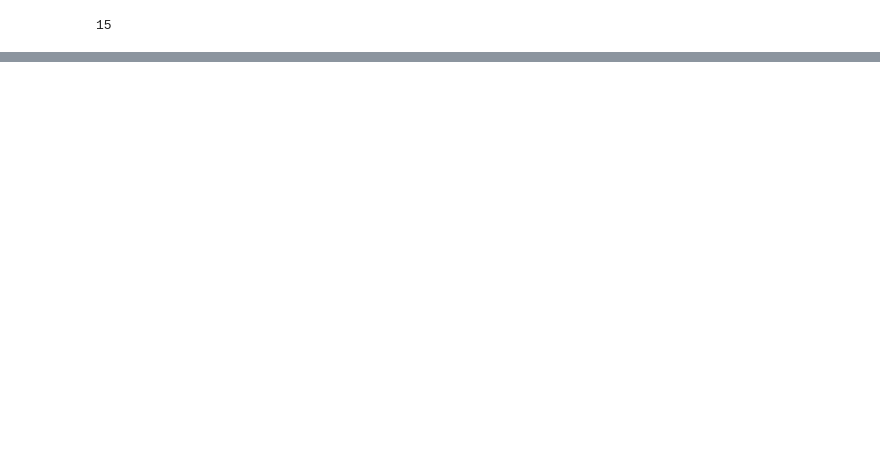
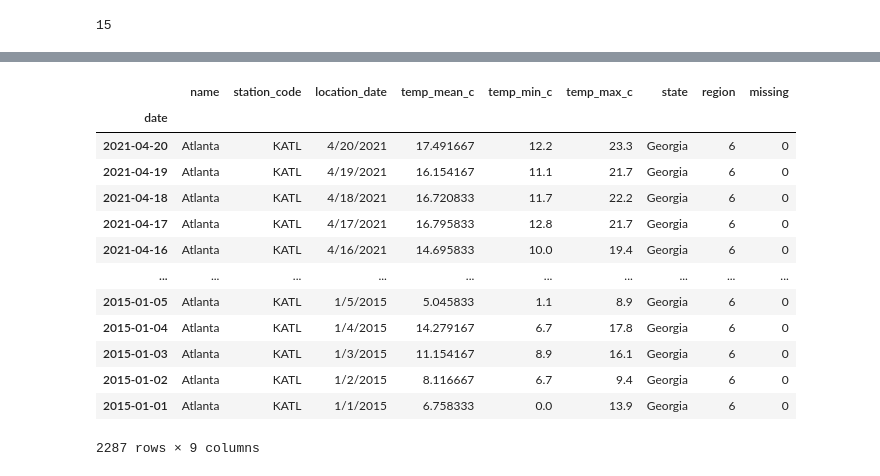
Before and after one commit to KPess/DegreeDays, a Jupyter notebook: Untitled.ipynb, the cells around one changed output, grey strips where cells are left out. Drawn from its saved outputs; the diff is of its cells as text; code cells hidden in the pictures; blank space fills up the shorter version.

Commit message:
added missing dates with empty values to station

```diff
--- a/Untitled.ipynb
+++ b/Untitled.ipynb
@@ -298,3 +290,12 @@ df2.loc[df2['station_code']== stations[0], 'date']
 89178   2015-01-02
 89181   2015-01-01
 Name: date, Length: 2287, dtype: datetime64[ns]
+# %%
+# Calculate total number of missing days by station code - KPHX has no missing days
+missingCount = 0
+
+for i in range(0, len(stations)):
+    ct1 = len(pd.date_range(start = '2015-01-01', end = '2021-04-20' ).difference(df2.loc[df2['station_code']== stations[i], 'date']))
+    missingCount += ct1
+
+print(missingCount)
@@ -304,0 +322,18 @@ len(pd.date_range(start = '2015-01-01', end = '2021-04-20' ).difference(df2.loc[
+# %%
+# Create loop for all stations
+missingFromStation = []
+newFrame = []
+df5 = []
+for i in range(0, len(stations)):
+
+    missingFromStation = pd.date_range(start = '2015-01-01', end = '2021-04-20' ).difference(df2.loc[df2['station_code']== stations[i], 'date'])
+# Within each station create a new frame including only missing dates and station code
+    newFrame = pd.DataFrame({'date': missingFromStation.date, 'station_code': stations[i]})
+    print(newFrame)
+# Merge new frame with df2 (ignoring index?)
+    df5 = df2.append(newFrame, ignore_index=True)
+    print(len(df5))
+
+#Use for loop to create an array of stations
+stations
+df5.head
@@ -304,0 +398,3 @@ len(pd.date_range(start = '2015-01-01', end = '2021-04-20' ).difference(df2.loc[
+# %%
+print(df2)
+df2 = df2.set_index("date")
@@ -304,0 +419,2 @@ len(pd.date_range(start = '2015-01-01', end = '2021-04-20' ).difference(df2.loc[
+# %%
+df2['missing'] = 0
@@ -304,0 +423,17 @@ len(pd.date_range(start = '2015-01-01', end = '2021-04-20' ).difference(df2.loc[
+# %%
+df2.loc[df2['station_code'] == stations[0]]
+# %% [output]
+|  | name | station_code | location_date | temp_mean_c | temp_min_c | temp_max_c | state | region | missing |
+| date |  |  |  |  |  |  |  |  |  |
+| 2021-04-20 | Atlanta | KATL | 4/20/2021 | 17.491667 | 12.2 | 23.3 | Georgia | 6 | 0 |
+| 2021-04-19 | Atlanta | KATL | 4/19/2021 | 16.154167 | 11.1 | 21.7 | Georgia | 6 | 0 |
+| 2021-04-18 | Atlanta | KATL | 4/18/2021 | 16.720833 | 11.7 | 22.2 | Georgia | 6 | 0 |
+| 2021-04-17 | Atlanta | KATL | 4/17/2021 | 16.795833 | 12.8 | 21.7 | Georgia | 6 | 0 |
+| 2021-04-16 | Atlanta | KATL | 4/16/2021 | 14.695833 | 10.0 | 19.4 | Georgia | 6 | 0 |
+| ... | ... | ... | ... | ... | ... | ... | ... | ... | ... |
+| 2015-01-05 | Atlanta | KATL | 1/5/2015 | 5.045833 | 1.1 | 8.9 | Georgia | 6 | 0 |
+| 2015-01-04 | Atlanta | KATL | 1/4/2015 | 14.279167 | 6.7 | 17.8 | Georgia | 6 | 0 |
+| 2015-01-03 | Atlanta | KATL | 1/3/2015 | 11.154167 | 8.9 | 16.1 | Georgia | 6 | 0 |
+| 2015-01-02 | Atlanta | KATL | 1/2/2015 | 8.116667 | 6.7 | 9.4 | Georgia | 6 | 0 |
+| 2015-01-01 | Atlanta | KATL | 1/1/2015 | 6.758333 | 0.0 | 13.9 | Georgia | 6 | 0 |
+2287 rows × 9 columns
```
Also changed, not shown: parts of 16 cells of this notebook, 1 other file.
